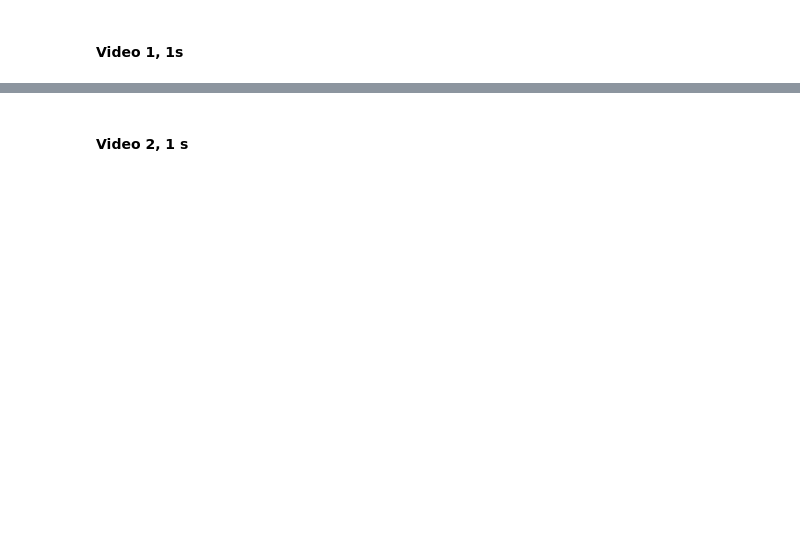
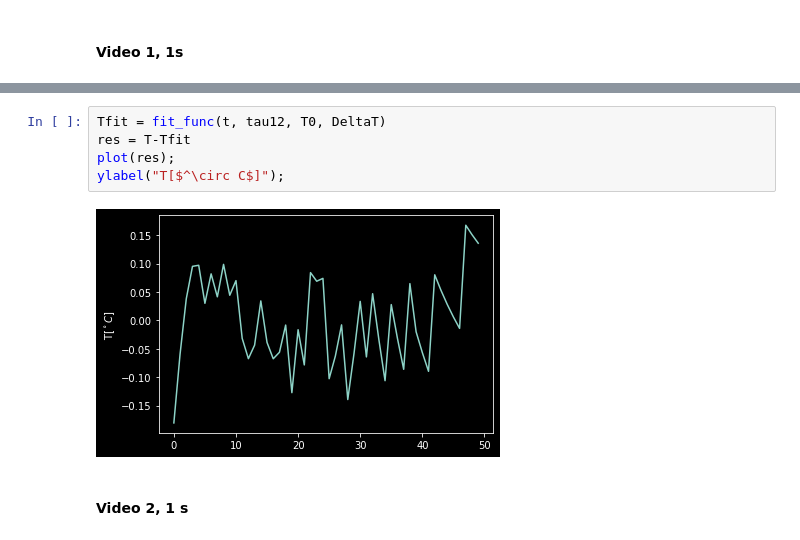
Before and after one commit to antoniogs20/Termo1, a Jupyter notebook: esp1.ipynb, the cells around one changed output, grey strips where cells are left out. Drawn from its saved outputs; the diff is of its cells as text; blank space fills up the shorter version.

```diff
--- a/esp1.ipynb
+++ b/esp1.ipynb
@@ -71,3 +75,10 @@ tau = 10.15 +/- 0.04 s
+# %%
+Tfit = fit_func(t, tau12, T0, DeltaT)
+res = T-Tfit
+plot(res);
+ylabel("T[$^\circ C$]");
+# %% [output]
+[figure, added]
 # %% [markdown]
 #### Video 2, 1 s
 # %%
```
Also changed, not shown: parts of 51 cells of this notebook, 36 other files.
